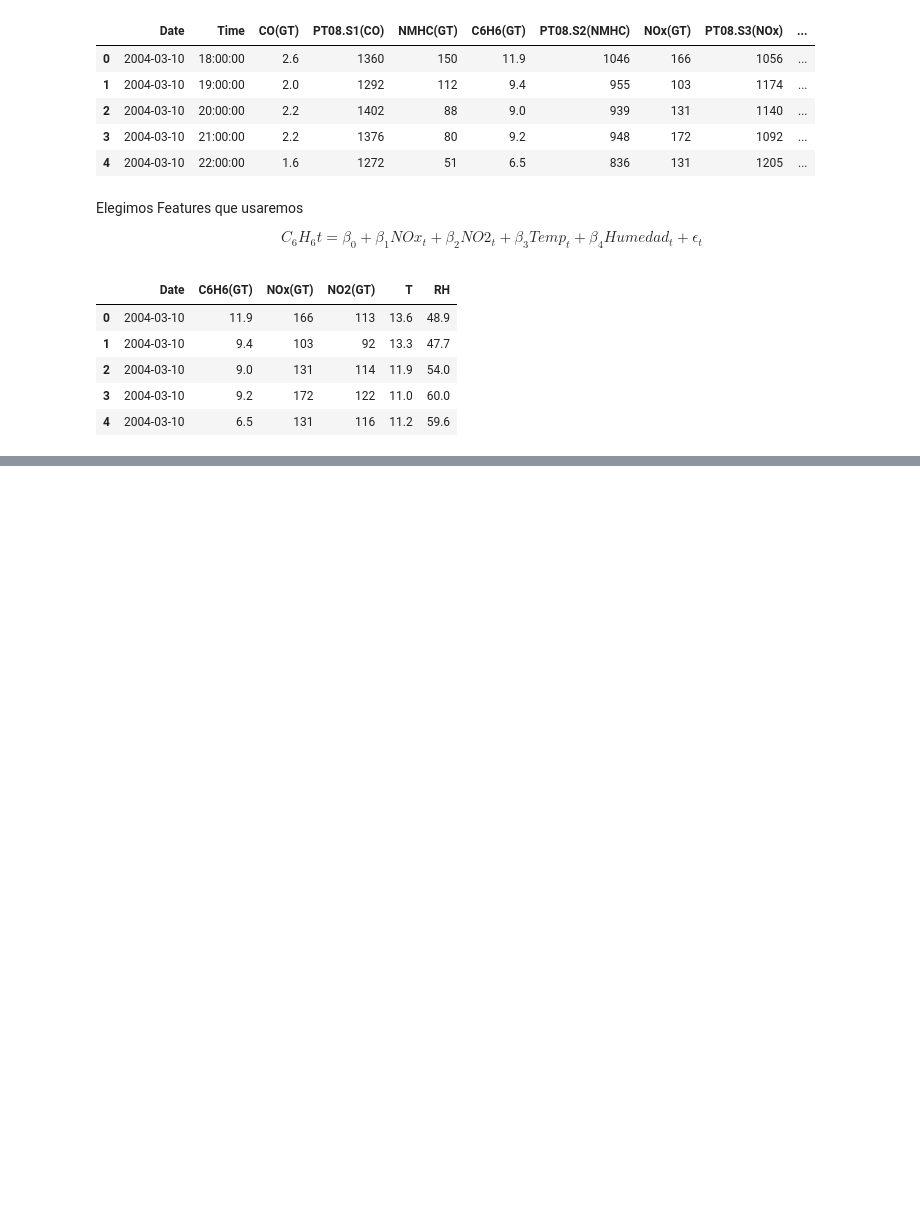
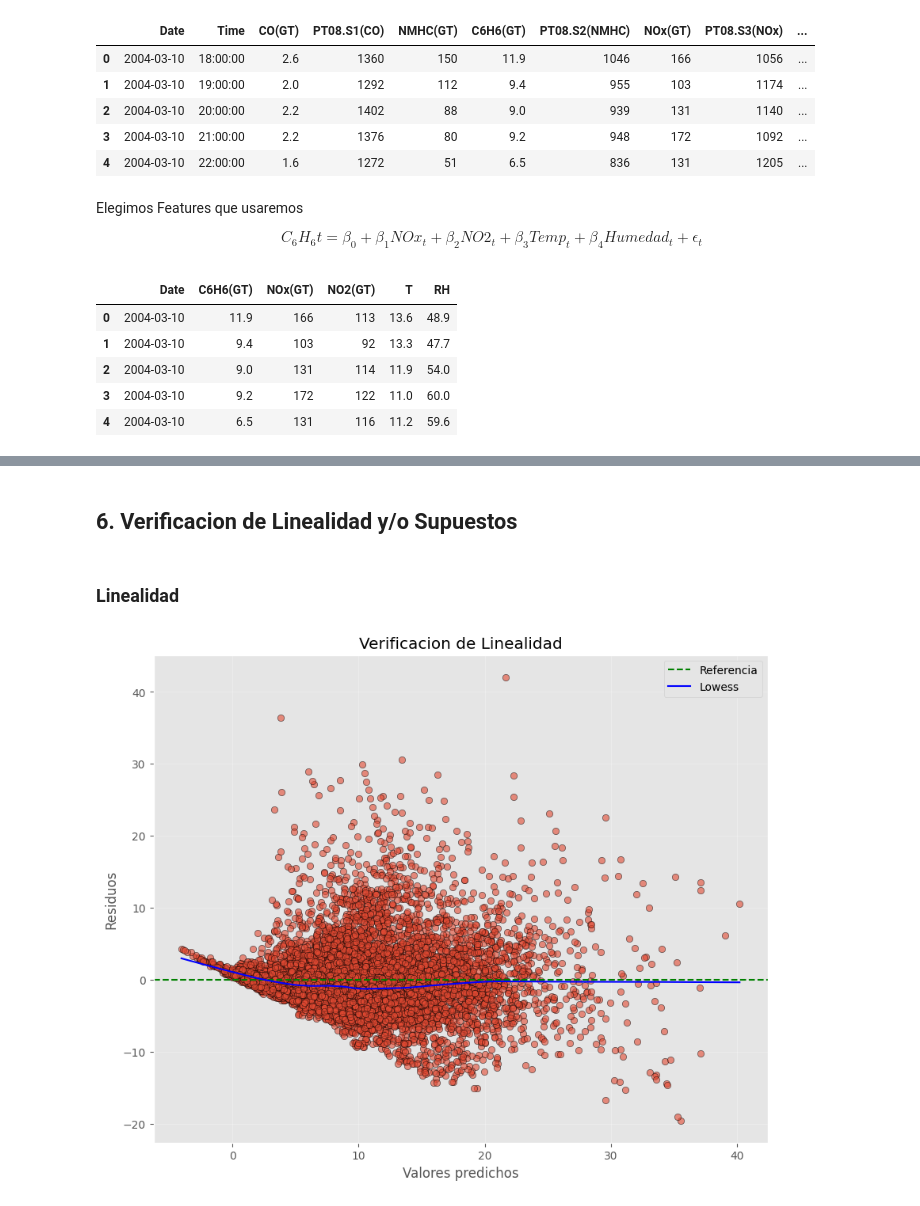
Before and after one commit to pxtroniwnl/series-de-tiempo-utb, a Jupyter notebook: nota-02.ipynb, the cells around one changed output, grey strips where cells are left out. Drawn from its saved outputs; the diff is of its cells as text; code cells hidden in the pictures; blank space fills up the shorter version.

```diff
--- a/nota-02.ipynb
+++ b/nota-02.ipynb
@@ -279,0 +329,7 @@ df.head(5)
+# %%
+y = df_clean[["C6H6(GT)"]]
+X = df_clean[["NOx(GT)","NO2(GT)","T","RH"]]
+
+X = sm.add_constant(X)
+ml = sm.OLS(y,X).fit()
+ml.summary()
@@ -279,0 +375,26 @@ df.head(5)
+# %% [markdown]
+## 6. Verificacion de Linealidad y/o Supuestos
+# %% [markdown]
+### Linealidad
+# %%
+from statsmodels.nonparametric.smoothers_lowess import lowess
+
+resid = ml.resid
+fitted_values = ml.fittedvalues
+
+plt.figure(figsize=(10,8))
+#Dispersion de los valores predichos y residuos
+plt.scatter(fitted_values,resid,alpha=0.6,edgecolors="k",linewidths=0.5)
+
+# lineas de referencia y Tendencia
+plt.axhline(y=0,color="green",linestyle="--",label="Referencia")
+smooth = lowess(resid,fitted_values,frac=0.3)
+plt.plot(smooth[:,0],smooth[:,1],color="blue",label="Lowess")
+
+plt.xlabel("Valores predichos")
+plt.ylabel("Residuos")
+plt.title("Verificacion de Linealidad")
+plt.legend()
+plt.grid(True,alpha=0.3)
+# %% [output]
+[figure, added]
```
Also changed, not shown: parts of 26 cells of this notebook, 2 other files.
